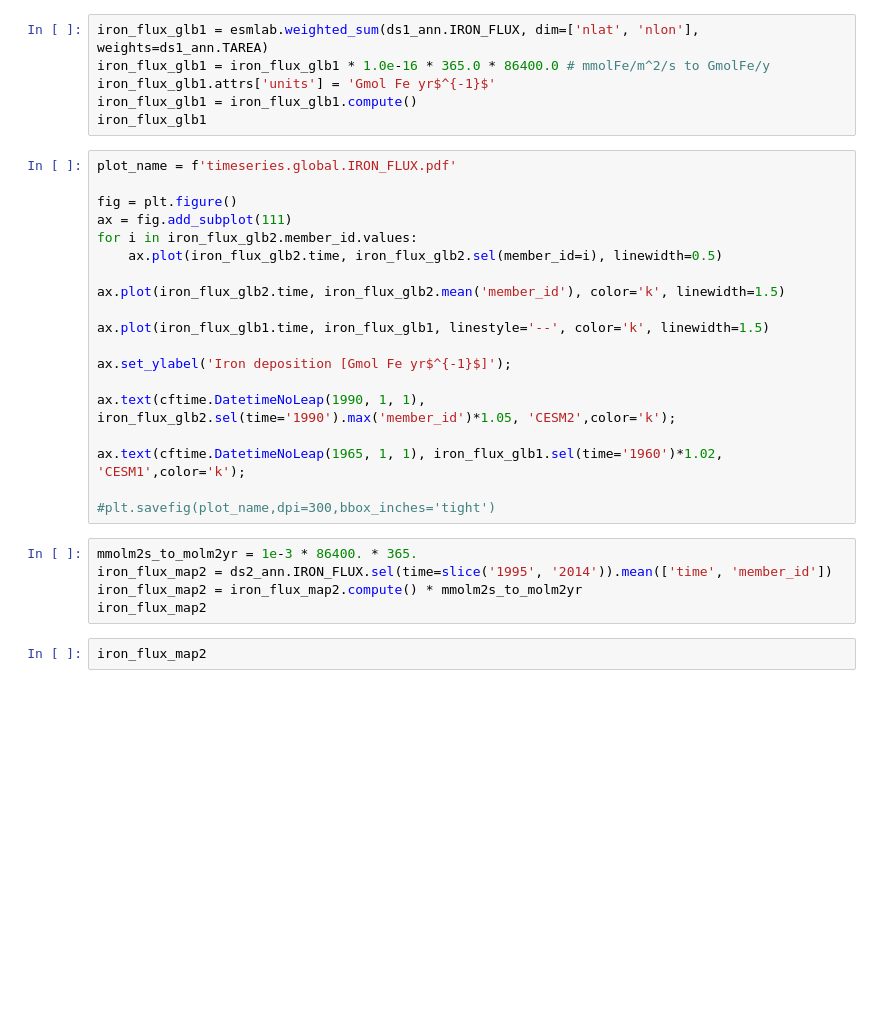
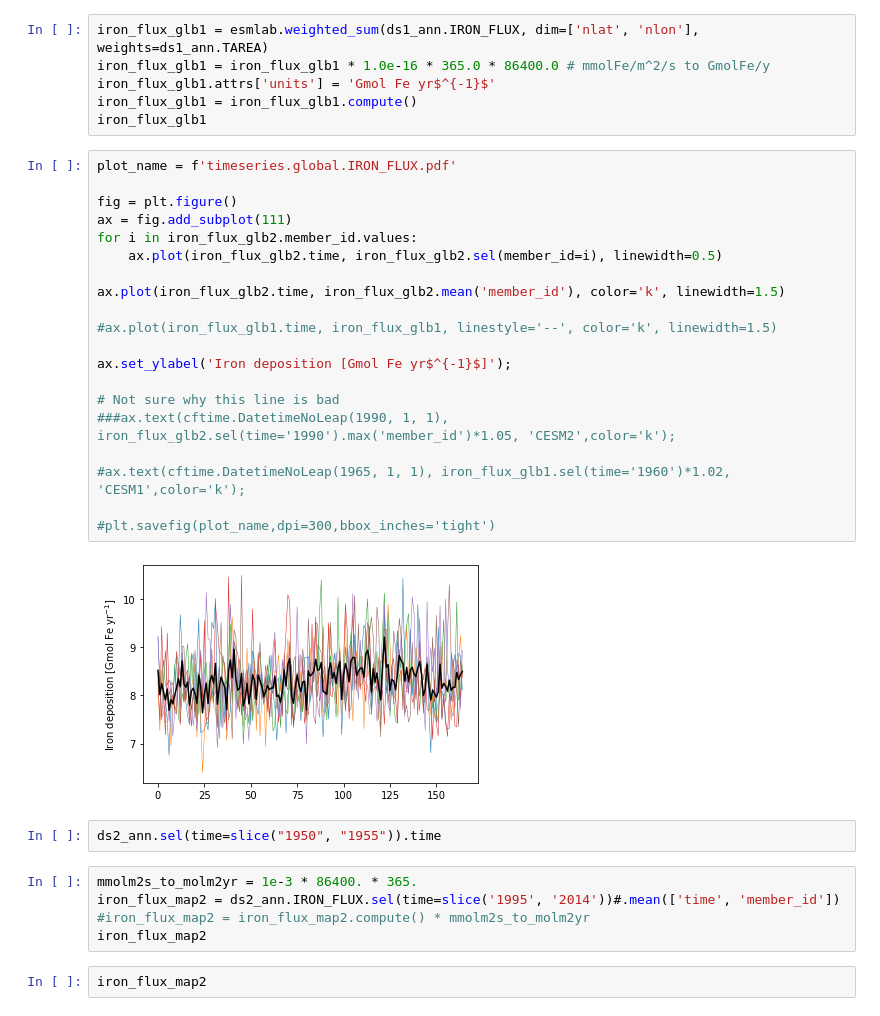
Before and after one commit to marbl-ecosys/cesm2-marbl, a Jupyter notebook: notebooks/forcing_iron_flux.ipynb, the cells around one changed output. Saved outputs shown, nothing was run; the diff lists cells and outputs as text; blank space fills up the shorter version.

```diff
--- a/notebooks/forcing_iron_flux.ipynb
+++ b/notebooks/forcing_iron_flux.ipynb
@@ -124,26 +157,31 @@ iron_flux_glb1
 # %%
 plot_name = f'timeseries.global.IRON_FLUX.pdf'
 
 fig = plt.figure()
 ax = fig.add_subplot(111)
 for i in iron_flux_glb2.member_id.values:
     ax.plot(iron_flux_glb2.time, iron_flux_glb2.sel(member_id=i), linewidth=0.5)
 
 ax.plot(iron_flux_glb2.time, iron_flux_glb2.mean('member_id'), color='k', linewidth=1.5)
 
-ax.plot(iron_flux_glb1.time, iron_flux_glb1, linestyle='--', color='k', linewidth=1.5)
+#ax.plot(iron_flux_glb1.time, iron_flux_glb1, linestyle='--', color='k', linewidth=1.5)
 
 ax.set_ylabel('Iron deposition [Gmol Fe yr$^{-1}$]');
 
-ax.text(cftime.DatetimeNoLeap(1990, 1, 1), iron_flux_glb2.sel(time='1990').max('member_id')*1.05, 'CESM2',color='k');
+# Not sure why this line is bad
+###ax.text(cftime.DatetimeNoLeap(1990, 1, 1), iron_flux_glb2.sel(time='1990').max('member_id')*1.05, 'CESM2',color='k');
 
-ax.text(cftime.DatetimeNoLeap(1965, 1, 1), iron_flux_glb1.sel(time='1960')*1.02, 'CESM1',color='k');
+#ax.text(cftime.DatetimeNoLeap(1965, 1, 1), iron_flux_glb1.sel(time='1960')*1.02, 'CESM1',color='k');
 
 #plt.savefig(plot_name,dpi=300,bbox_inches='tight')
+# %% [output]
+[figure, added]
+# %%
+ds2_ann.sel(time=slice("1950", "1955")).time
 # %%
 mmolm2s_to_molm2yr = 1e-3 * 86400. * 365.
-iron_flux_map2 = ds2_ann.IRON_FLUX.sel(time=slice('1995', '2014')).mean(['time', 'member_id'])
-iron_flux_map2 = iron_flux_map2.compute() * mmolm2s_to_molm2yr
+iron_flux_map2 = ds2_ann.IRON_FLUX.sel(time=slice('1995', '2014'))#.mean(['time', 'member_id'])
+#iron_flux_map2 = iron_flux_map2.compute() * mmolm2s_to_molm2yr
 iron_flux_map2
 # %%
 iron_flux_map2
```
Also changed, not shown: parts of 4 cells of this notebook, 1 other file.
